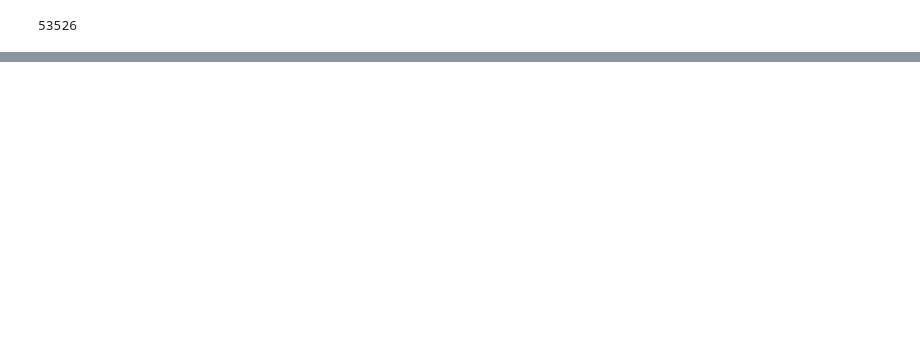
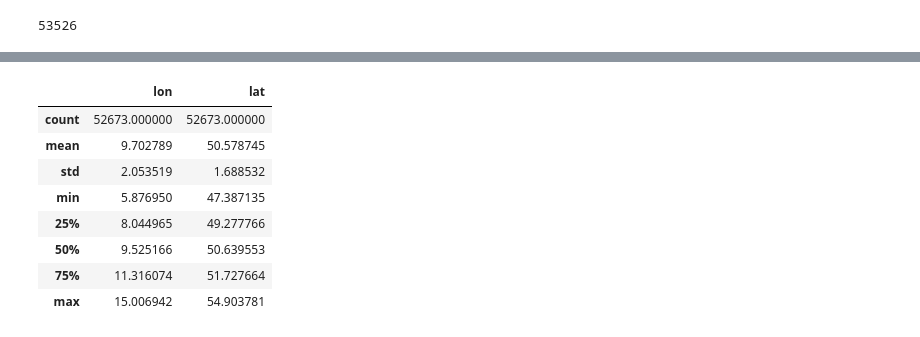
Before and after one commit to lepy/bridges, a Jupyter notebook: ipynb/plot.ipynb, the cells around one changed output, grey strips where cells are left out. Cells and saved outputs as stored; diff of their text form; code cells hidden in the pictures; blank space fills up the shorter version.

```diff
--- a/ipynb/plot.ipynb
+++ b/ipynb/plot.ipynb
@@ -54,0 +83,12 @@ DEBUG:matplotlib.font_manager:findfont: Matching :family=sans-serif:style=normal
+# %%
+df[["lon", "lat"]].describe()
+# %% [output]
+|  | lon | lat |
+| count | 52673.000000 | 52673.000000 |
+| mean | 9.702789 | 50.578745 |
+| std | 2.053519 | 1.688532 |
+| min | 5.876950 | 47.387135 |
+| 25% | 8.044965 | 49.277766 |
+| 50% | 9.525166 | 50.639553 |
+| 75% | 11.316074 | 51.727664 |
+| max | 15.006942 | 54.903781 |
```
Also changed, not shown: parts of 9 cells of this notebook, 3 other files.
